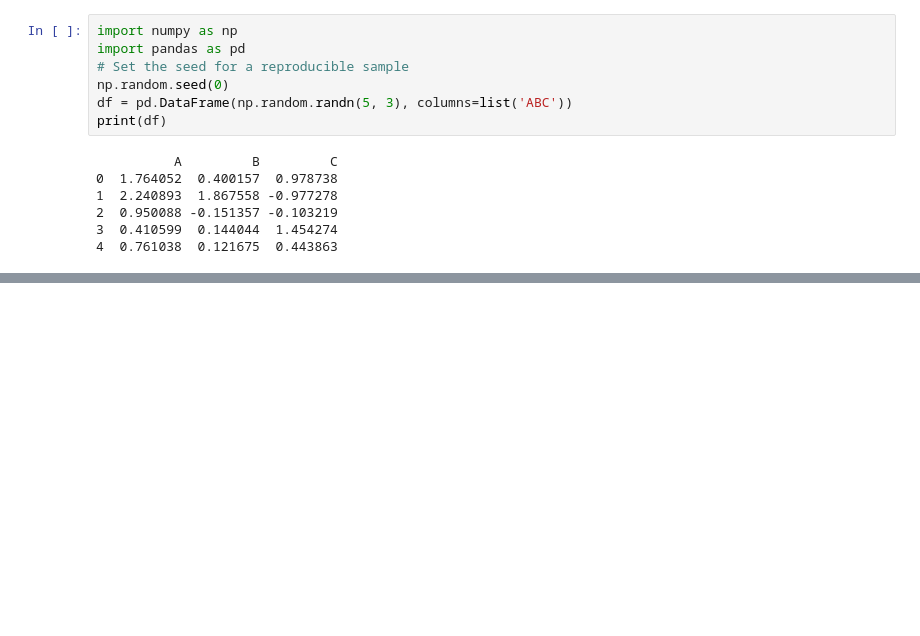
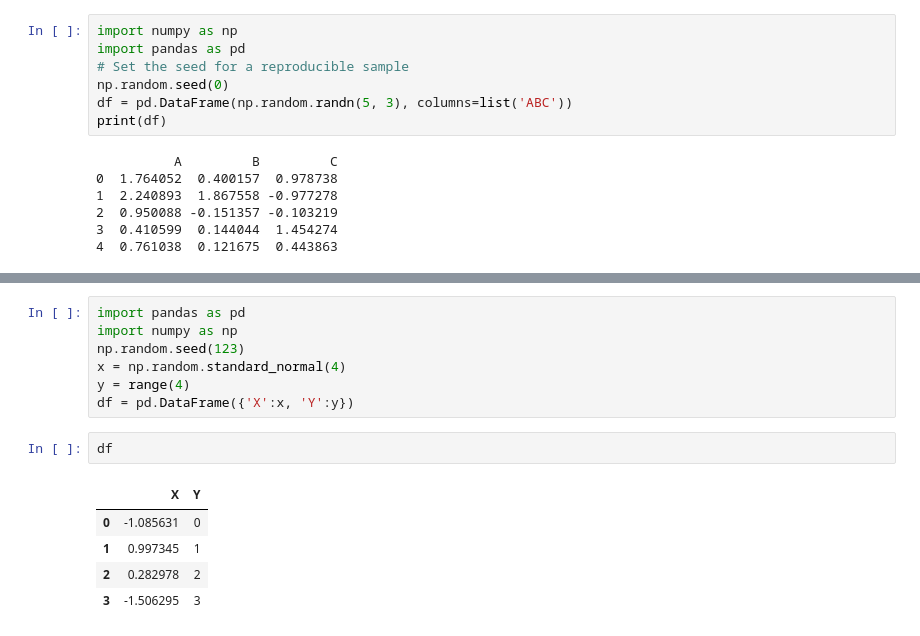
Before and after one commit to rajarameshchindu/datascience, a Jupyter notebook: Pandas.ipynb, the cells around one changed output, grey strips where cells are left out. Saved outputs shown, nothing was run; the diff lists cells and outputs as text; blank space fills up the shorter version.

```diff
--- a/Pandas.ipynb
+++ b/Pandas.ipynb
@@ -584,0 +663,15 @@ print(df)
+# %%
+import pandas as pd
+import numpy as np
+np.random.seed(123)
+x = np.random.standard_normal(4)
+y = range(4)
+df = pd.DataFrame({'X':x, 'Y':y})
+# %%
+df
+# %% [output]
+|  | X | Y |
+| 0 | -1.085631 | 0 |
+| 1 | 0.997345 | 1 |
+| 2 | 0.282978 | 2 |
+| 3 | -1.506295 | 3 |
```
Also changed, not shown: parts of 14 cells of this notebook.
